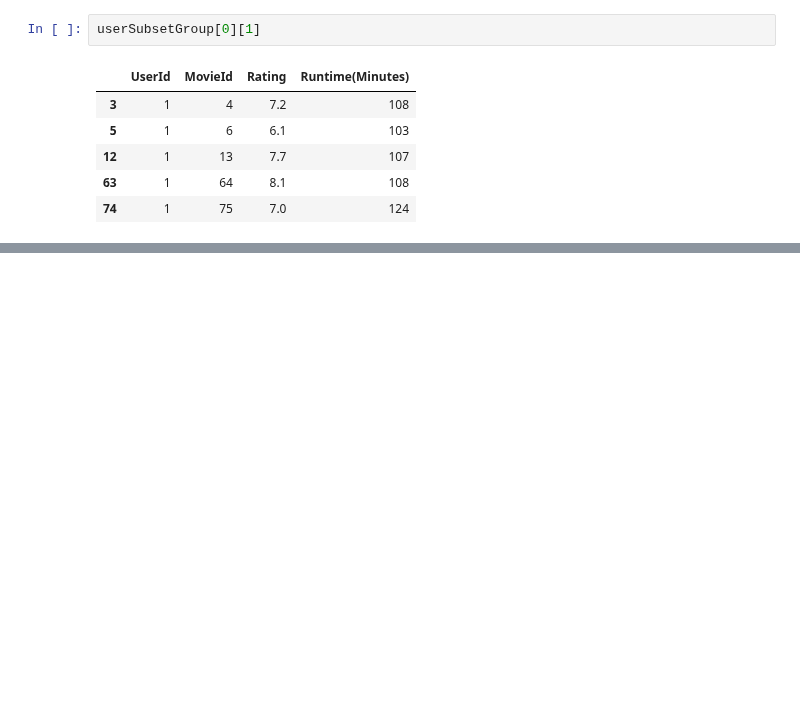
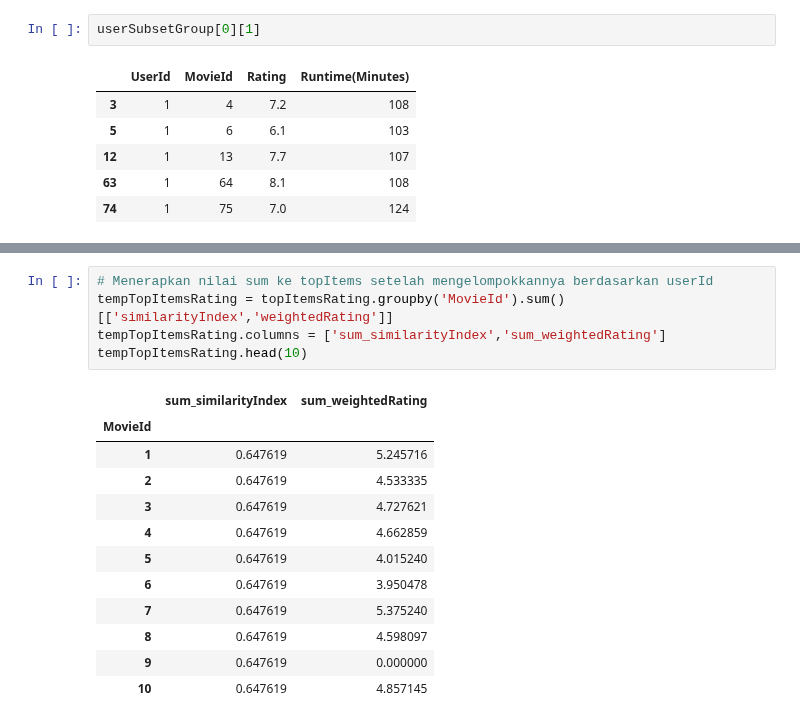
Before and after one commit to Ihbar1/ihbar.github.io, a Jupyter notebook: praktikum_sistem_rekomendasi.ipynb, the cells around one changed output, grey strips where cells are left out. Saved outputs shown, nothing was run; the diff lists cells and outputs as text; blank space fills up the shorter version.

```diff
--- a/praktikum_sistem_rekomendasi.ipynb
+++ b/praktikum_sistem_rekomendasi.ipynb
@@ -229,0 +303,18 @@ userSubsetGroup[0][1]
+# %%
+# Menerapkan nilai sum ke topItems setelah mengelompokkannya berdasarkan userId
+tempTopItemsRating = topItemsRating.groupby('MovieId').sum()[['similarityIndex','weightedRating']]
+tempTopItemsRating.columns = ['sum_similarityIndex','sum_weightedRating']
+tempTopItemsRating.head(10)
+# %% [output]
+|  | sum_similarityIndex | sum_weightedRating |
+| MovieId |  |  |
+| 1 | 0.647619 | 5.245716 |
+| 2 | 0.647619 | 4.533335 |
+| 3 | 0.647619 | 4.727621 |
+| 4 | 0.647619 | 4.662859 |
+| 5 | 0.647619 | 4.015240 |
+| 6 | 0.647619 | 3.950478 |
+| 7 | 0.647619 | 5.375240 |
+| 8 | 0.647619 | 4.598097 |
+| 9 | 0.647619 | 0.000000 |
+| 10 | 0.647619 | 4.857145 |
```
Also changed, not shown: parts of 13 cells of this notebook.
